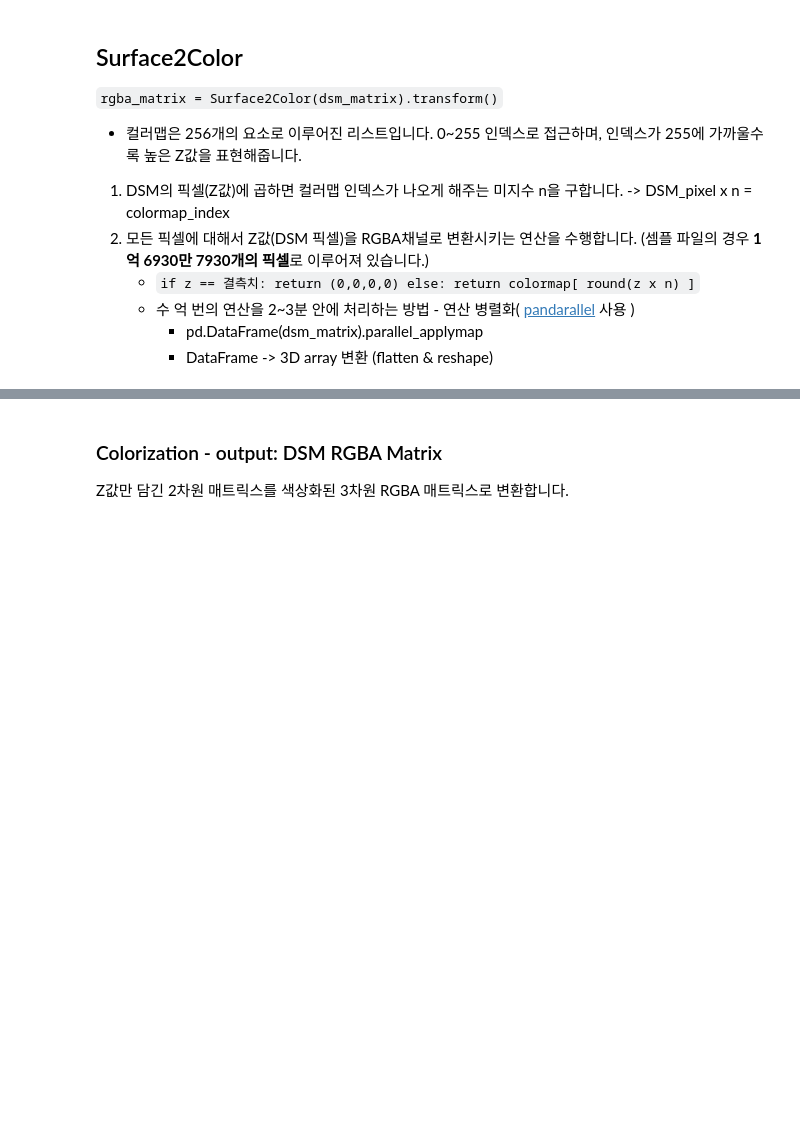
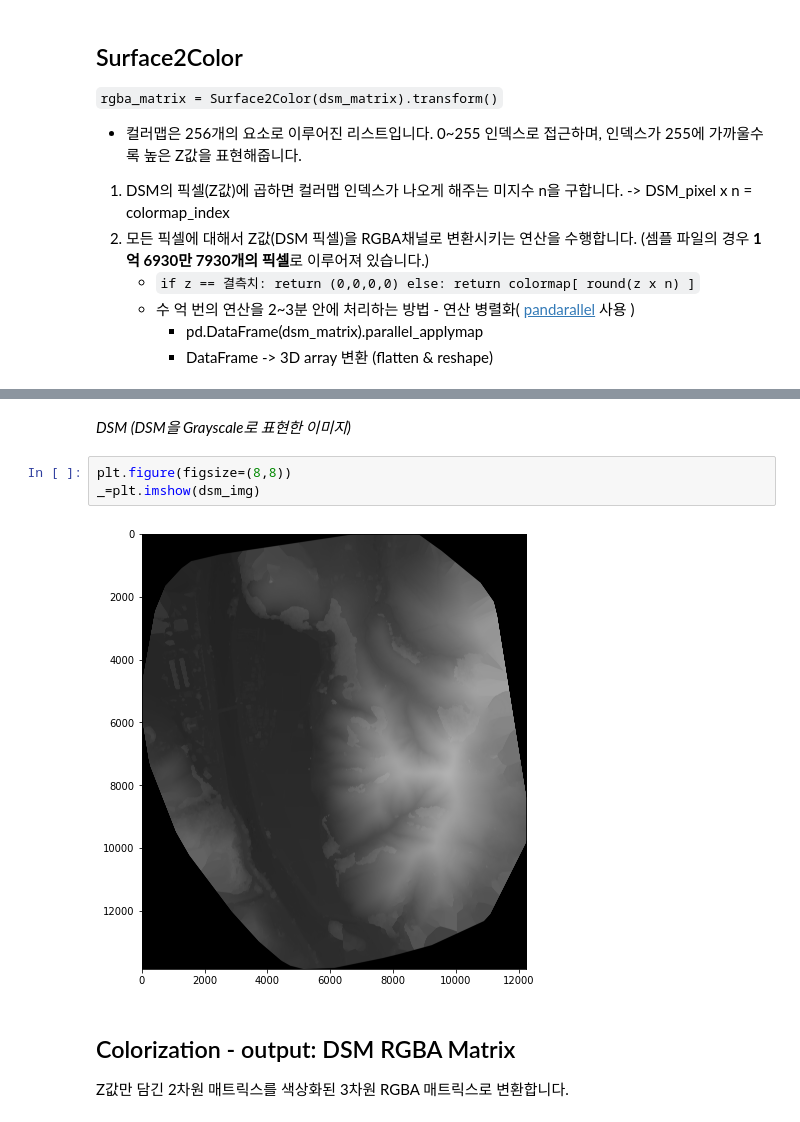
Before and after one commit to sociengineer/dsm-colorization-tiling, a Jupyter notebook: DsmColorizationTiling.ipynb, the cells around one changed output, grey strips where cells are left out. Drawn from its saved outputs; the diff is of its cells as text; blank space fills up the shorter version.

```diff
--- a/DsmColorizationTiling.ipynb
+++ b/DsmColorizationTiling.ipynb
@@ -104,5 +116,12 @@ orthomosaic_img.show()
+# %% [markdown]
+*DSM (DSM을 Grayscale로 표현한 이미지)*
+# %%
+plt.figure(figsize=(8,8))
+_=plt.imshow(dsm_img)
+# %% [output]
+[figure, added]
 # %% [markdown]
-### Colorization - output: DSM RGBA Matrix
+## Colorization - output: DSM RGBA Matrix
 
 Z값만 담긴 2차원 매트릭스를 색상화된 3차원 RGBA 매트릭스로 변환합니다.
 # %%
```
Also changed, not shown: parts of 14 cells of this notebook, 1 other file.
